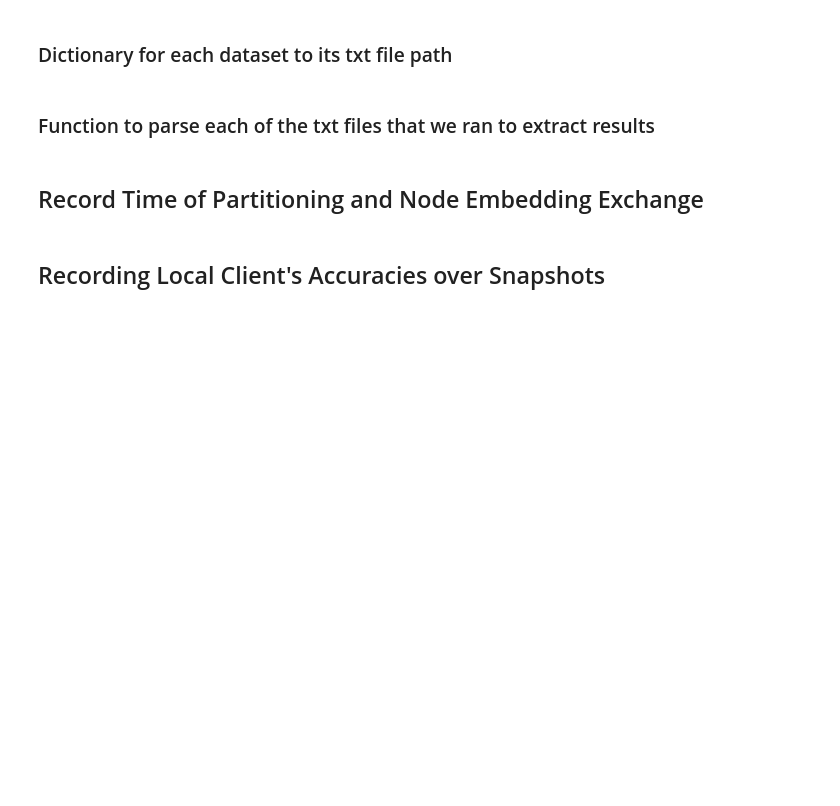
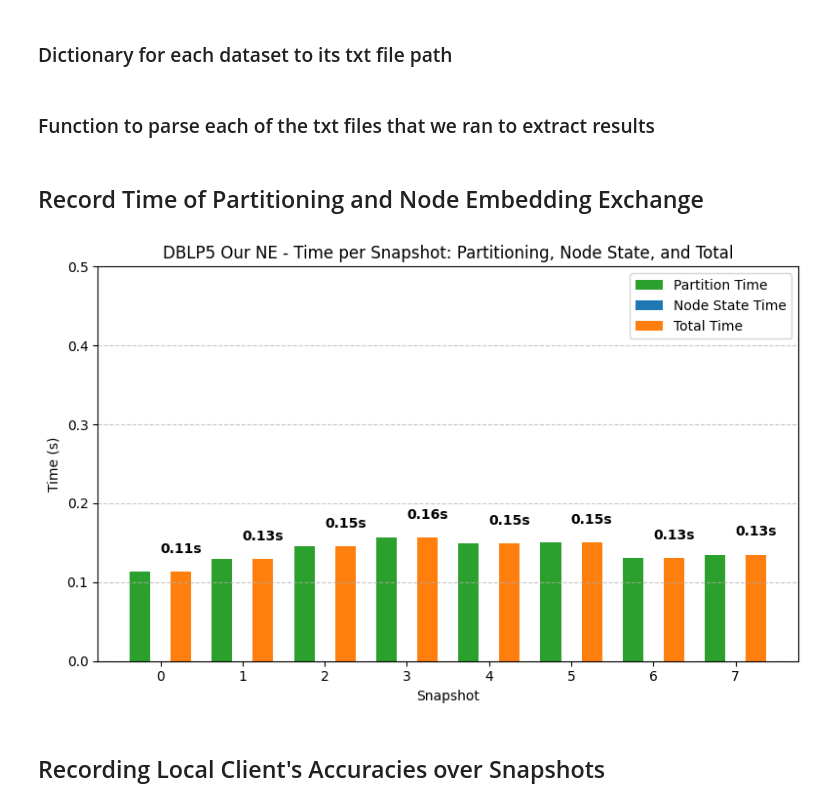
Before and after one commit to Ashley0909/DG-CoLearn, a Jupyter notebook: analysis_gpa.ipynb, the cells around one changed output. Drawn from its saved outputs; the diff is of its cells as text; code cells hidden in the pictures; blank space fills up the shorter version.

```diff
--- a/analysis_gpa.ipynb
+++ b/analysis_gpa.ipynb
@@ -42,8 +42,12 @@ experiment_to_results_path = {
     "DBLP5_MinCutFirst": r'stats/gpa/20250716/DBLP5_Full/mincut_primary.txt',
     "DBLP5_BalanceFirst": r'stats/gpa/20250716/DBLP5_Full/balance_primary.txt',
     "DBLP5_LabelFirst": r'stats/gpa/20250716/DBLP5_Full/label_primary.txt',
+    "DBLP5_NE_first": r'stats/fast_gpa/20250722/1508.txt',
+    "DBLP3_NE_first": r'stats/fast_gpa/20250722/1521.txt',
+    "Reddit_NE_first": r'stats/fast_gpa/20250722/1626.txt',
+    "DBLP5_NE_last": r'stats/fast_gpa/20250723/1133.txt',
 }
-DATASET = "Reddit_Thres0"
+DATASET = "DBLP5_NE_last"
 # %% [markdown]
 <h3> Function to parse each of the txt files that we ran to extract results
 # %%
@@ -166,37 +170,38 @@ def parse_snapshot_times(filepath):
 
     return snapshot_times
 
-
 def plot_snapshot_times(snapshot_times, dataset=""):
     snapshots = sorted(snapshot_times.keys())
     partition_times = [snapshot_times[s]['partition_time'] for s in snapshots]
     node_state_times = [snapshot_times[s]['node_state_time'] for s in snapshots]
     total_times = [p + n for p, n in zip(partition_times, node_state_times)]
 
     x = np.arange(len(snapshots))
     width = 0.25
 
     plt.figure(figsize=(8, 5))
     bars1 = plt.bar(x - width, partition_times, width, label='Partition Time', color='#2ca02c')
     bars2 = plt.bar(x, node_state_times, width, label='Node State Time', color='#1f77b4')
     bars3 = plt.bar(x + width, total_times, width, label='Total Time', color='#ff7f0e')
 
     # Add total time as text above the bars
     for i, total in enumerate(total_times):
         plt.text(x[i] + width, total + 0.02, f"{total:.2f}s", ha='center', va='bottom', fontsize=10, fontweight='bold')
 
     plt.xlabel('Snapshot')
     plt.ylabel('Time (s)')
-    plt.ylim((0,150))
+    plt.ylim((0,0.5))
     plt.title(f'{dataset} - Time per Snapshot: Partitioning, Node State, and Total')
     plt.xticks(x, [f"{s}" for s in snapshots])
     plt.legend()
     plt.tight_layout()
     plt.grid(axis='y', linestyle='--', alpha=0.7)
     plt.show()
 
-snapshot_times = parse_snapshot_times(experiment_to_results_path["Reddit_Thres0"])
-plot_snapshot_times(snapshot_times, dataset="Reddit Thres0")
+snapshot_times = parse_snapshot_times(experiment_to_results_path[DATASET])
+plot_snapshot_times(snapshot_times, dataset="DBLP5 Our NE")
+# %% [output]
+[figure, added]
 # %% [markdown]
 ## Recording Local Client's Accuracies over Snapshots
 # %%
```
Also changed, not shown: parts of 4 cells of this notebook, 10 other files.
